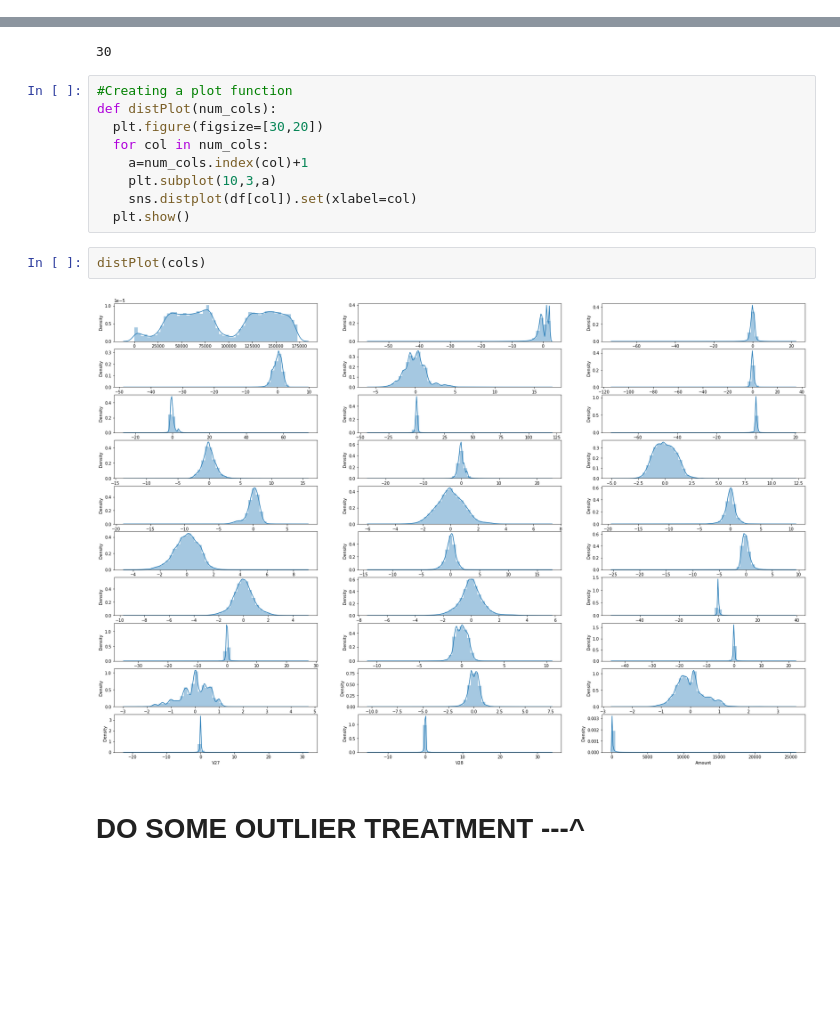
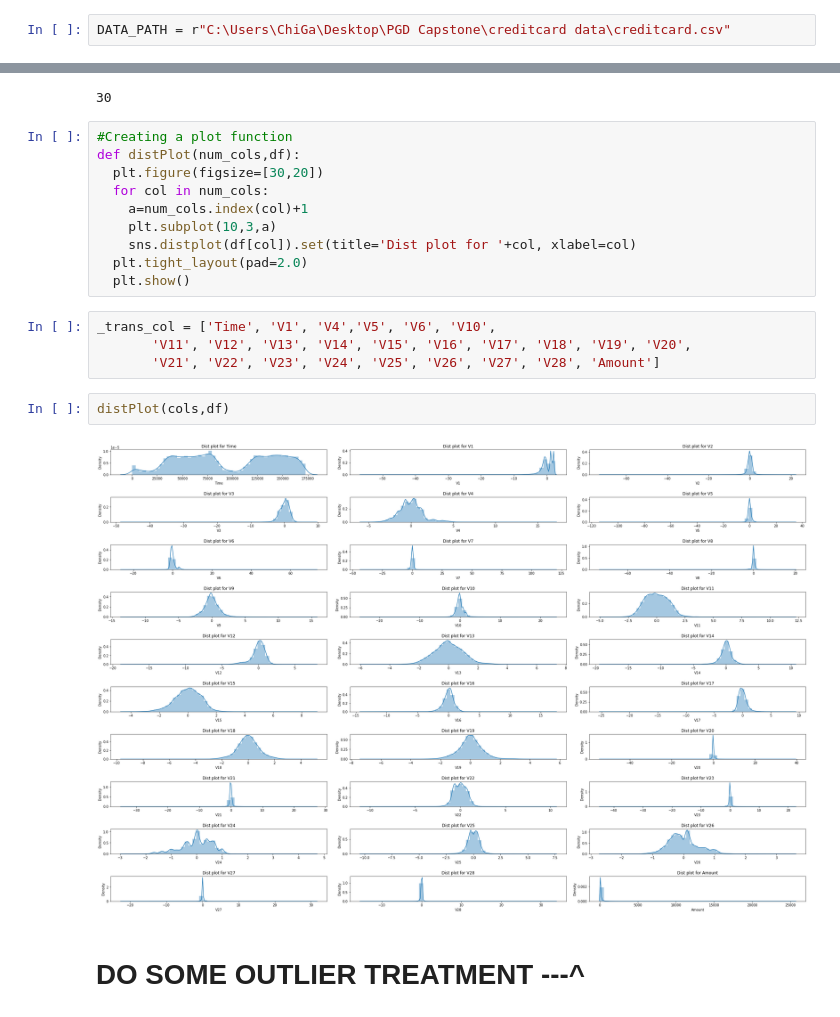
Before and after one commit to GaikwadChinmay/Credit-Card-Fraud-Detection, a Jupyter notebook: Credit Card Fraud Detection.ipynb, the cells around one changed output, grey strips where cells are left out. Cells and saved outputs as stored; diff of their text form; blank space fills up the shorter version.

```diff
--- a/Credit Card Fraud Detection.ipynb
+++ b/Credit Card Fraud Detection.ipynb
@@ -18,3 +16,5 @@ DATA_PATH = '/content/drive/MyDrive/Data Science/creditcard.csv'
+# %%
+DATA_PATH = r"C:\Users\ChiGa\Desktop\PGD Capstone\creditcard data\creditcard.csv"
 # %% [markdown]
 # Importing libraries
 # %%
@@ -153,17 +155,22 @@ len(cols)
 30
 # %%
 #Creating a plot function
-def distPlot(num_cols):
+def distPlot(num_cols,df):
   plt.figure(figsize=[30,20])
   for col in num_cols:
     a=num_cols.index(col)+1
     plt.subplot(10,3,a)
-    sns.distplot(df[col]).set(xlabel=col)
+    sns.distplot(df[col]).set(title='Dist plot for '+col, xlabel=col)
+  plt.tight_layout(pad=2.0)
   plt.show()
+# %%
+_trans_col = ['Time', 'V1', 'V4','V5', 'V6', 'V10',
+       'V11', 'V12', 'V13', 'V14', 'V15', 'V16', 'V17', 'V18', 'V19', 'V20',
+       'V21', 'V22', 'V23', 'V24', 'V25', 'V26', 'V27', 'V28', 'Amount']
 # %%
-distPlot(cols)
+distPlot(cols,df)
 # %% [output]
-[figure, old version]
+[figure, new version]
 # %% [markdown]
 # DO SOME OUTLIER TREATMENT ---^
 # %%
```
Also changed, not shown: parts of 32 cells of this notebook.
